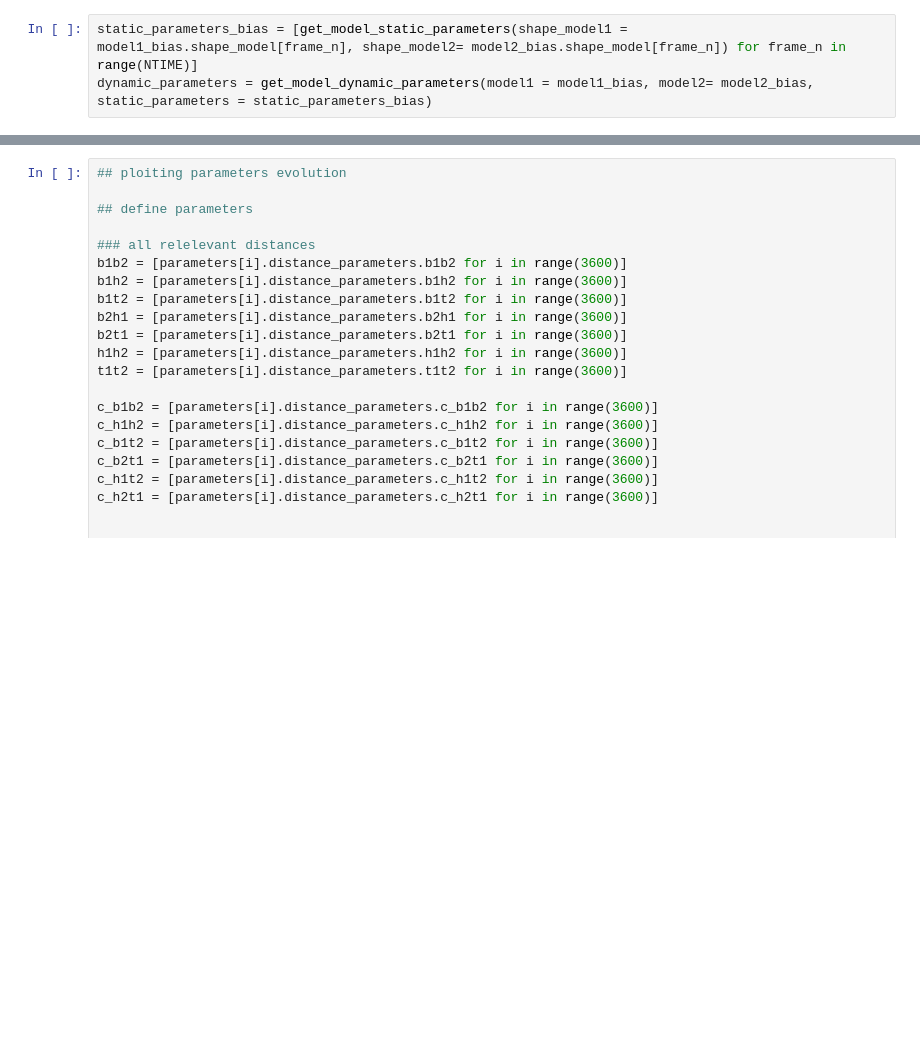
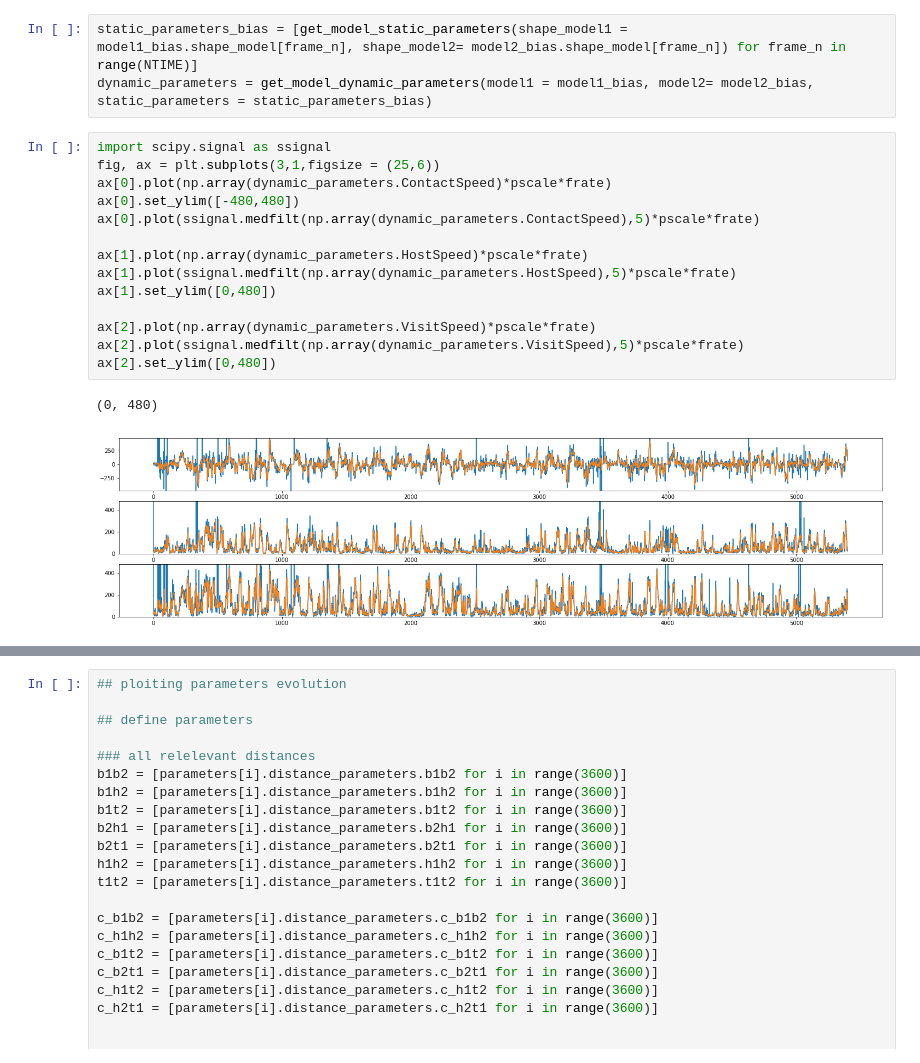
Before and after one commit to melisamc89/social_interaction, a Jupyter notebook: src/ethogram_parameters.ipynb, the cells around one changed output, grey strips where cells are left out. Saved outputs shown, nothing was run; the diff lists cells and outputs as text; blank space fills up the shorter version.

```diff
--- a/src/ethogram_parameters.ipynb
+++ b/src/ethogram_parameters.ipynb
@@ -863,6 +866,23 @@ dynamic_parameters = get_model_dynamic_parameters(model1 = model1, model2= model
 # %%
 static_parameters_bias = [get_model_static_parameters(shape_model1 = model1_bias.shape_model[frame_n], shape_model2= model2_bias.shape_model[frame_n]) for frame_n in range(NTIME)]
 dynamic_parameters = get_model_dynamic_parameters(model1 = model1_bias, model2= model2_bias, static_parameters = static_parameters_bias)
+# %%
+import scipy.signal as ssignal
+fig, ax = plt.subplots(3,1,figsize = (25,6))
+ax[0].plot(np.array(dynamic_parameters.ContactSpeed)*pscale*frate)
+ax[0].set_ylim([-480,480])
+ax[0].plot(ssignal.medfilt(np.array(dynamic_parameters.ContactSpeed),5)*pscale*frate)
+
+ax[1].plot(np.array(dynamic_parameters.HostSpeed)*pscale*frate)
+ax[1].plot(ssignal.medfilt(np.array(dynamic_parameters.HostSpeed),5)*pscale*frate)
+ax[1].set_ylim([0,480])
+
+ax[2].plot(np.array(dynamic_parameters.VisitSpeed)*pscale*frate)
+ax[2].plot(ssignal.medfilt(np.array(dynamic_parameters.VisitSpeed),5)*pscale*frate)
+ax[2].set_ylim([0,480])
+# %% [output]
+(0, 480)
+[figure, added]
 # %%
 ## plot ethogram unbiased version
 
```
Also changed, not shown: parts of 5 cells of this notebook, 1 other file.
